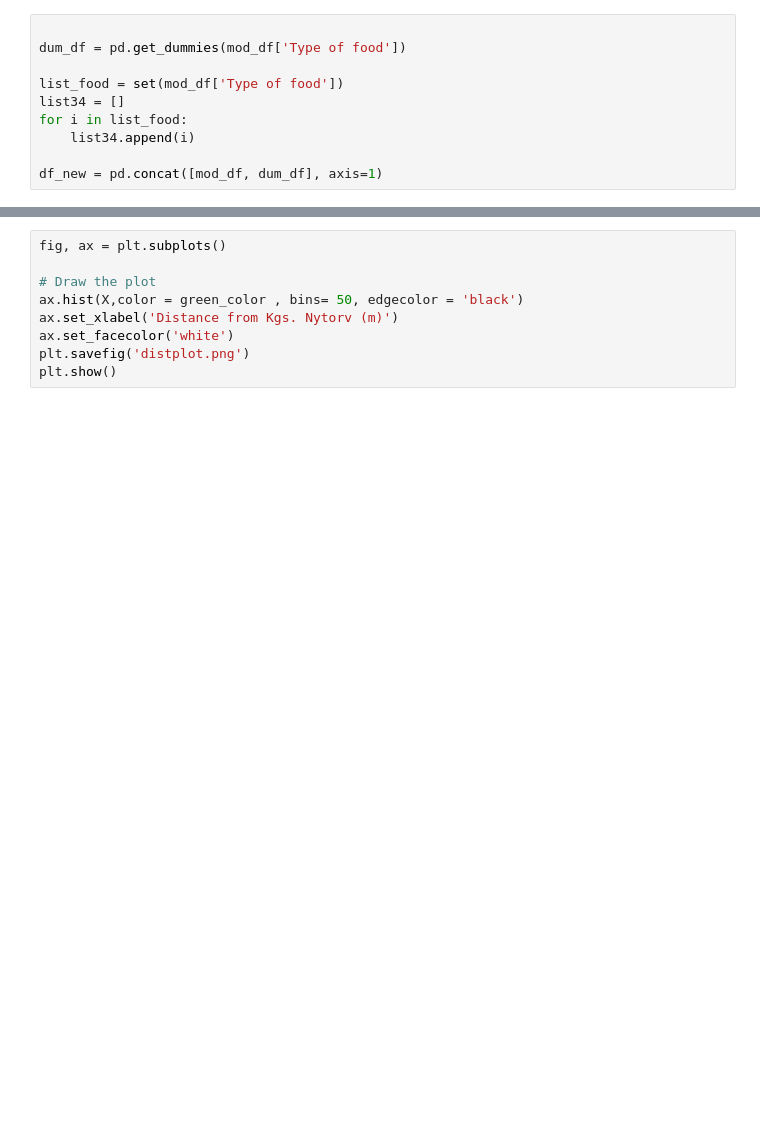
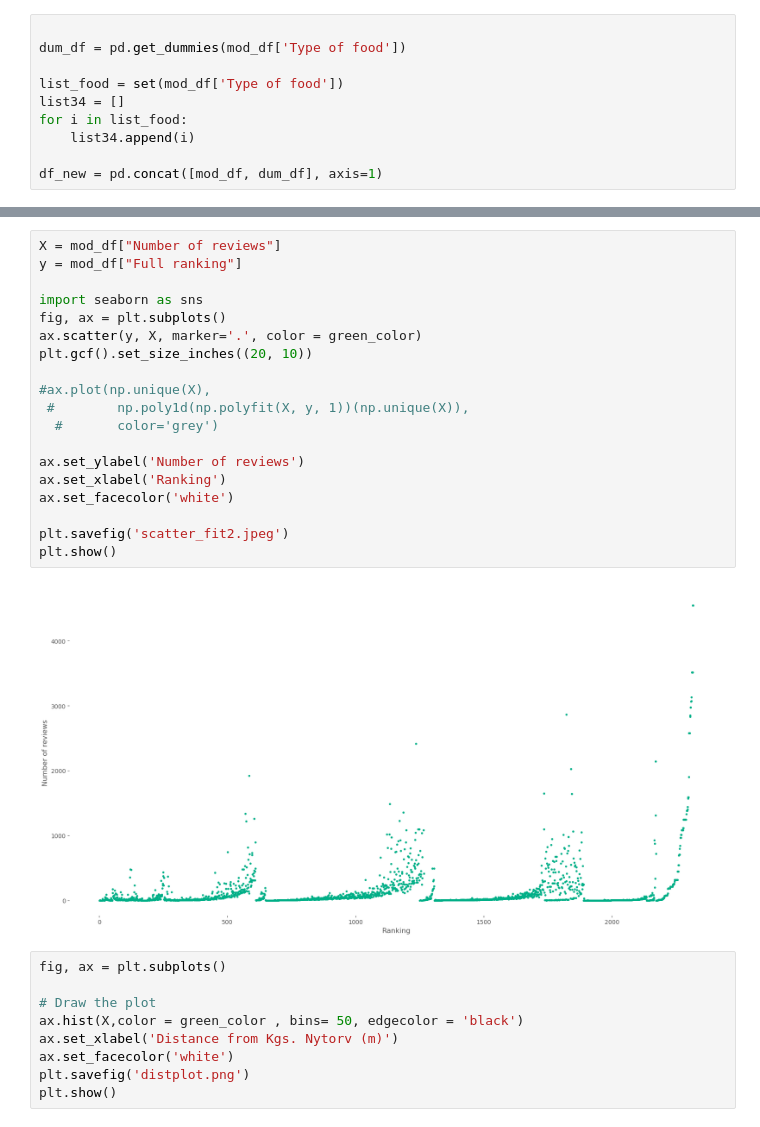
Before and after one commit to EMCK3N/SDS2019-grp20, a Jupyter notebook: Analysis.ipynb, the cells around one changed output, grey strips where cells are left out. Cells and saved outputs as stored; diff of their text form; blank space fills up the shorter version.

```diff
--- a/Analysis.ipynb
+++ b/Analysis.ipynb
@@ -261,3 +221,24 @@ plt.show()
+# %%
+X = mod_df["Number of reviews"]
+y = mod_df["Full ranking"]
+
+import seaborn as sns
+fig, ax = plt.subplots()
+ax.scatter(y, X, marker='.', color = green_color)
+plt.gcf().set_size_inches((20, 10))
+
+#ax.plot(np.unique(X),
+ #        np.poly1d(np.polyfit(X, y, 1))(np.unique(X)),
+  #       color='grey')
+
+ax.set_ylabel('Number of reviews')
+ax.set_xlabel('Ranking')
+ax.set_facecolor('white')
+
+plt.savefig('scatter_fit2.jpeg')
+plt.show()
+# %% [output]
+[figure, added]
 # %%
 fig, ax = plt.subplots()
 
```
Also changed, not shown: parts of 5 cells of this notebook, 3 other files.
